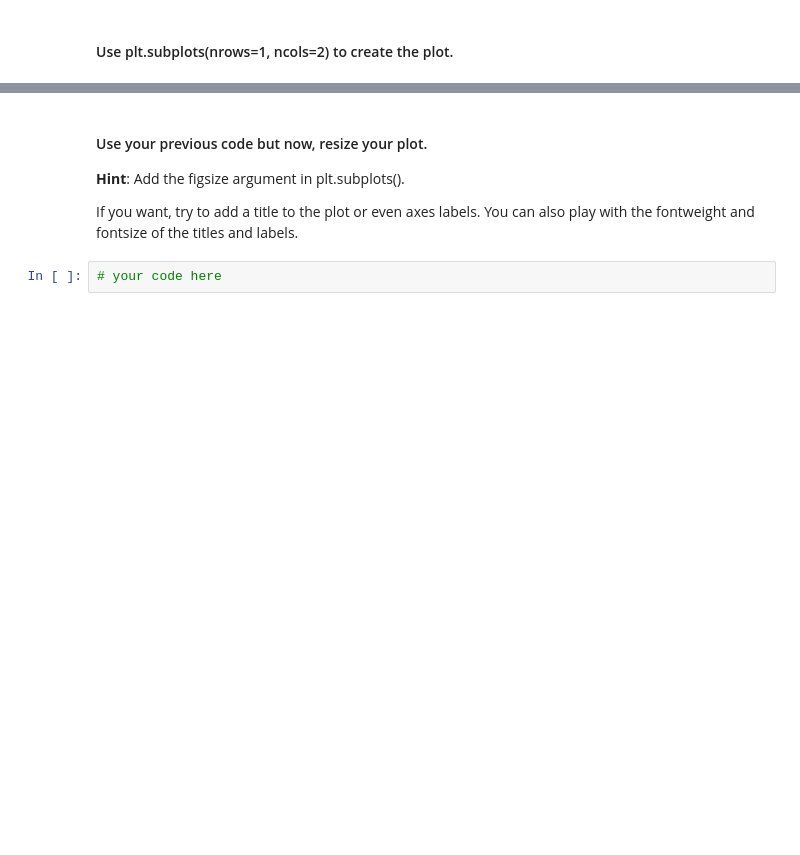
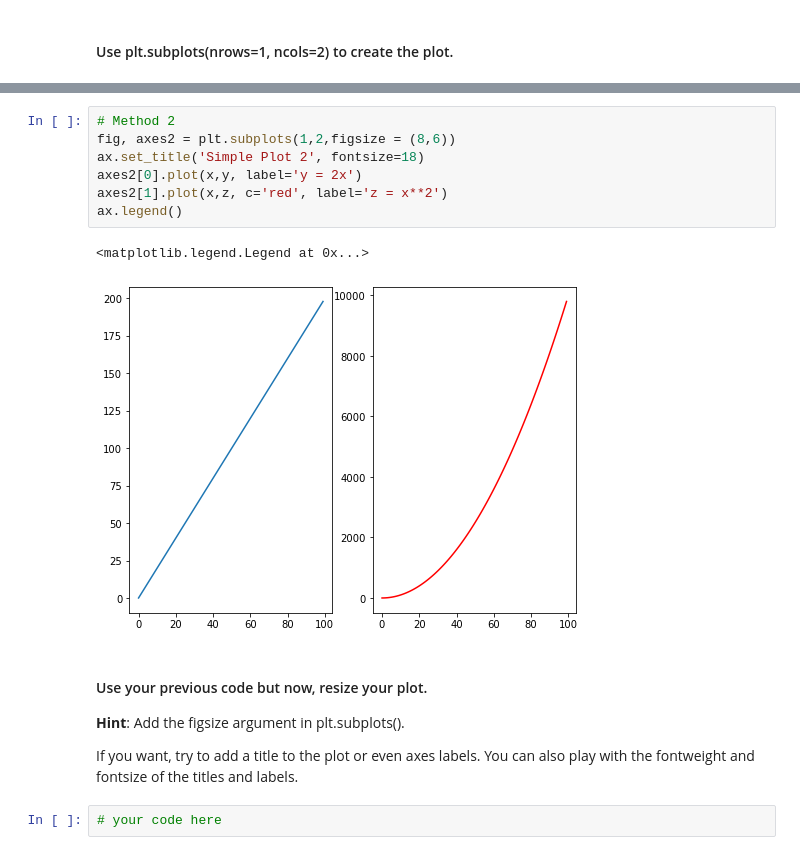
Before and after one commit to ta-data-remote/lab-matplotlib-seaborn, a Jupyter notebook: your-code/main.ipynb, the cells around one changed output, grey strips where cells are left out. Saved outputs shown, nothing was run; the diff lists cells and outputs as text; blank space fills up the shorter version.

```diff
--- a/your-code/main.ipynb
+++ b/your-code/main.ipynb
@@ -32,3 +48,13 @@ Also, play around with the linewidth and style. Use the ones you're most happy w
+# %%
+# Method 2
+fig, axes2 = plt.subplots(1,2,figsize = (8,6))
+ax.set_title('Simple Plot 2', fontsize=18)
+axes2[0].plot(x,y, label='y = 2x')
+axes2[1].plot(x,z, c='red', label='z = x**2')
+ax.legend()
+# %% [output]
+<matplotlib.legend.Legend at 0x...>
+[figure, added]
 # %% [markdown]
 #### Use your previous code but now, resize your plot.
 **Hint**: Add the figsize argument in plt.subplots().
```
Also changed, not shown: parts of 33 cells of this notebook, 2 other files.
